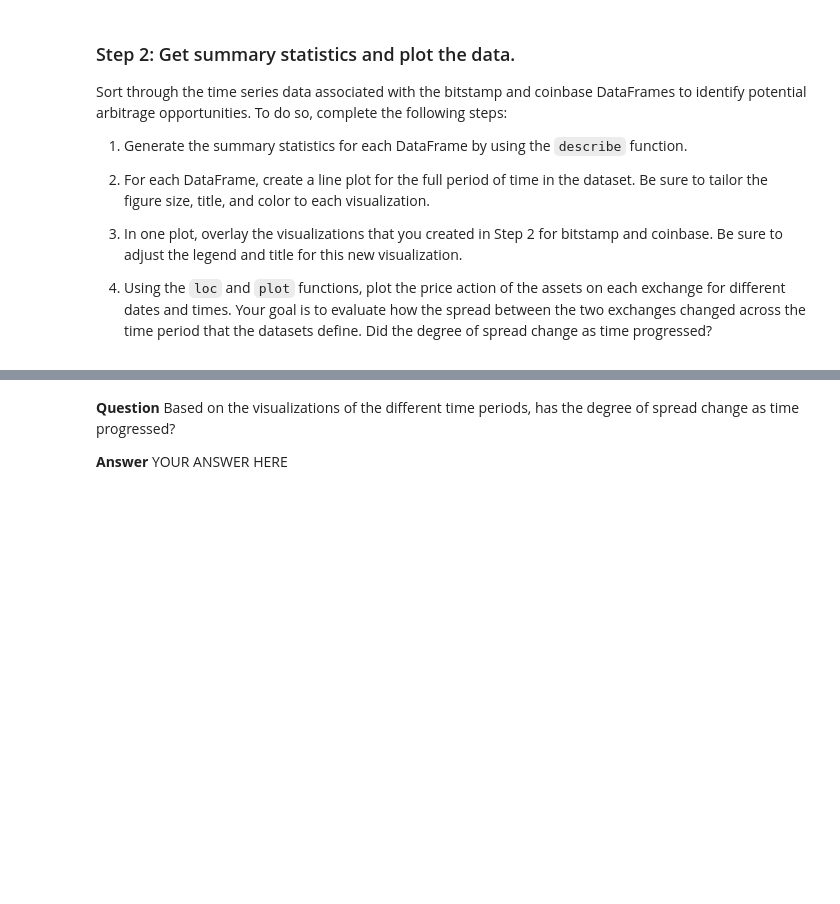
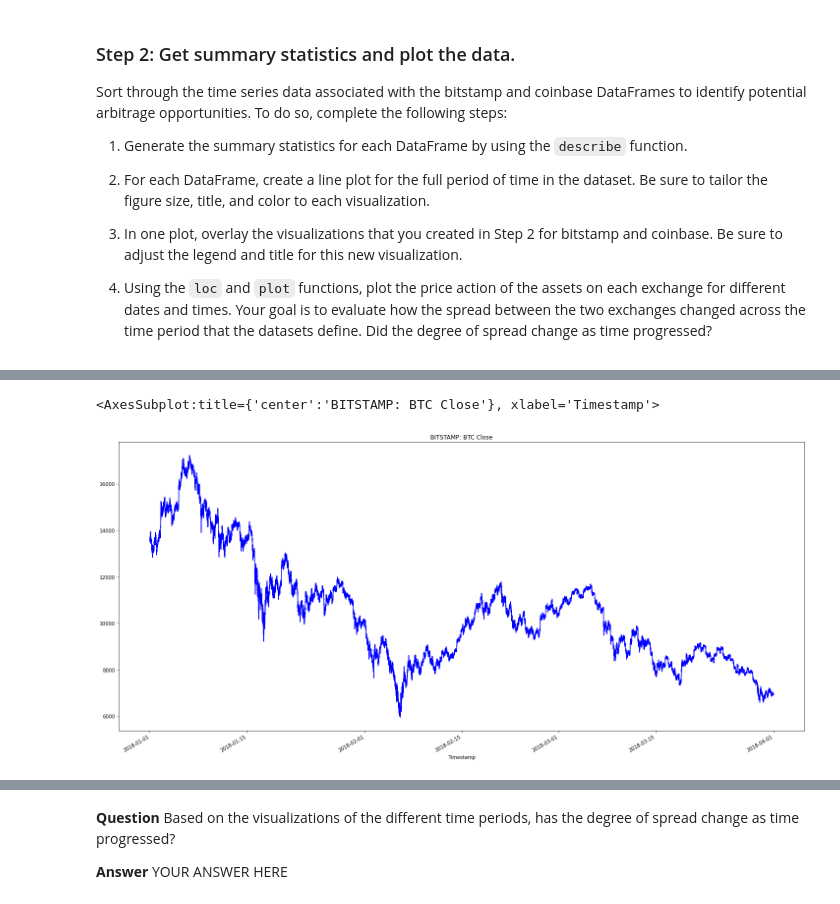
Before and after one commit to ForrestSurles/Bitcoin_Exchange_Arbitrage_Analysis, a Jupyter notebook: crypto_arbitrage.ipynb, the cells around one changed output, grey strips where cells are left out. Cells and saved outputs as stored; diff of their text form; code cells hidden in the pictures; blank space fills up the shorter version.

Commit message:
performed first number of visualizations

```diff
--- a/crypto_arbitrage.ipynb
+++ b/crypto_arbitrage.ipynb
@@ -133,9 +128,3 @@ print(f"New Dataset: {bitstamp_df.loc[:,'Close'].count():3,}") # check the new s
 New Dataset: 129,067
 # %% [markdown]
 ### Step 2: Use the `str.replace` function to remove the dollar signs ($) from the values in the Close column.
-# %%
-# Use the str.replace function to remove the dollar sign, $
-#bitstamp_df['Close'].dtypes
-bitstamp_df = bitstamp_df['Close'].str.replace('$','')
-#bitstamp_df.loc[:,'Close'] = bitstamp_df.loc[:,'Close'].astype('float')
-#bitstamp_df['Close'].dtypes
@@ -144,5 +131,15 @@ IndexingError: Too many indexers
+# %%
+'''
+# IMPORTANT REMINDER FOR THE BELOW:
+# if you don't clarify ~~~well enough~~~ the output variable of the command (i.e. the left-hand side of the assignment operator),
+# you'll end up attempting to assign to ~~~the entire dataframe~~~ the altered data from ~~~a single series~~~ w/n the dataframe.
+# ergo, I need to pay attention more to, i.e. internalize, the vital nature of identifying the ~~~location~~~ in a ~~~location function~~~ (i.e. '.loc')
+'''
+# Use the str.replace function to remove the dollar sign, $
+bitstamp_df.loc[:,'Close'] = bitstamp_df.loc[:,'Close'].str.replace('$','')
 # %% [markdown]
 ### Step 3: Convert the data type of the Close column to a `float`.
 # %%
 # Convert the Close data type to a float
-# YOUR CODE HERE
+bitstamp_df.loc[:,'Close'] = bitstamp_df.loc[:,'Close'].astype('float')
+bitstamp_df.dtypes
@@ -178,7 +213,7 @@ Select the data you want to analyze. Use `loc` or `iloc` to select the following
 * Close
 # %%
 # Use loc or iloc to select `Timestamp (the index)` and `Close` from bitstamp DataFrame
-bitstamp_sliced = # YOUR CODE HERE
+bitstamp_sliced = bitstamp_df.loc[:,'Close']
 
 # Review the first five rows of the DataFrame
-# YOUR CODE HERE
+bitstamp_sliced.head()
@@ -209,7 +279,10 @@ Sort through the time series data associated with the bitstamp and coinbase Data
 # %%
 # Create a line plot for the bitstamp DataFrame for the full length of time in the dataset
 # Be sure that the figure size, title, and color are tailored to each visualization
-# YOUR CODE HERE
+bitstamp_sliced.plot(figsize=(25,12),title='BITSTAMP: BTC Close',color='blue')
+# %% [output]
+<AxesSubplot:title={'center':'BITSTAMP: BTC Close'}, xlabel='Timestamp'>
+[figure, added]
 # %%
 # Create a line plot for the coinbase DataFrame for the full length of time in the dataset
 # Be sure that the figure size, title, and color are tailored to each visualization
```
Also changed, not shown: parts of 23 cells of this notebook.
